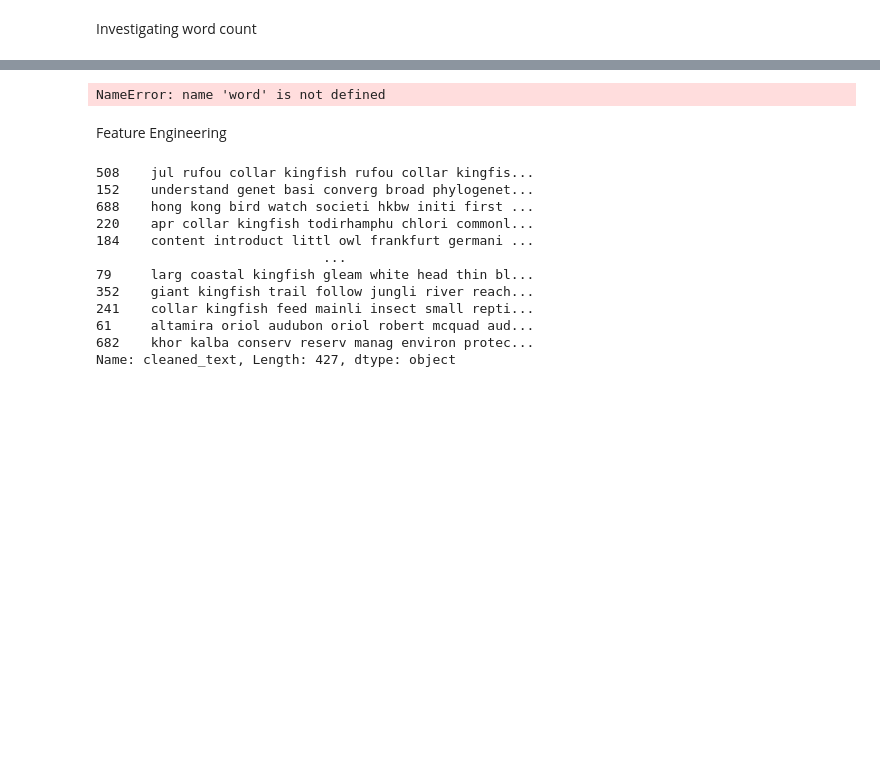
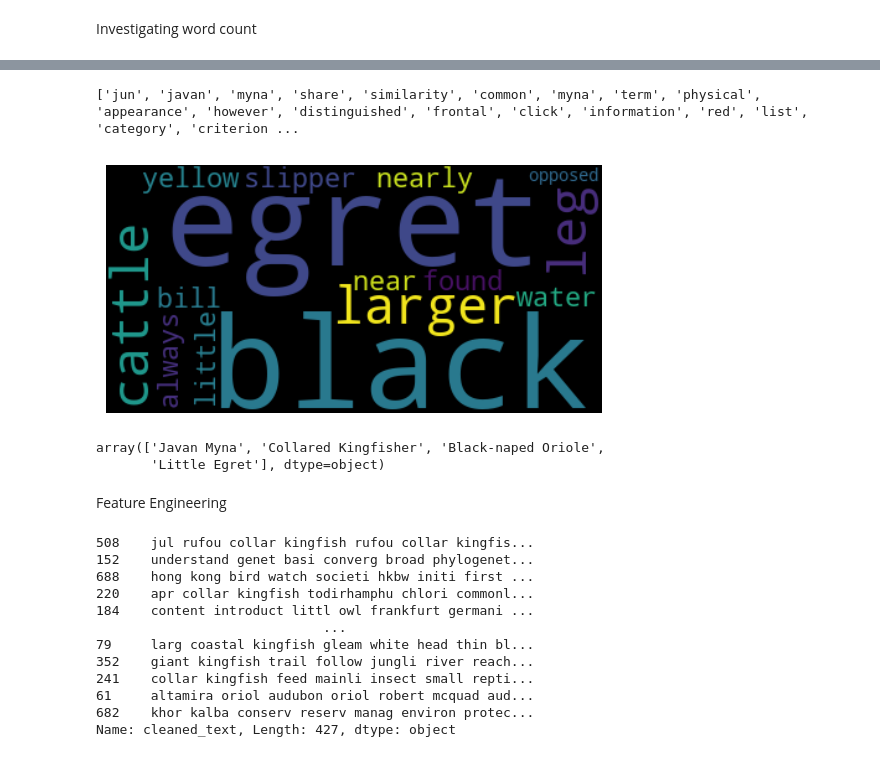
Before and after one commit to wongwenbing/Y2S2, a Jupyter notebook: Natural Language Processing/Assignment/IT2391_230436M_Part1.ipynb, the cells around one changed output, grey strips where cells are left out. Drawn from its saved outputs; the diff is of its cells as text; code cells hidden in the pictures; blank space fills up the shorter version.

```diff
--- a/Natural Language Processing/Assignment/IT2391_230436M_Part1.ipynb
+++ b/Natural Language Processing/Assignment/IT2391_230436M_Part1.ipynb
@@ -191,19 +190,26 @@ txt
 # %%
 txts=[]
 for words in txt:
-    words=word_tokenize(word)
-    txts.append(' '.join(words))
+    words=word_tokenize(words)
+    for word in words:
+        txts.append(word)
 print(txts)
-freq_dist=FreqDist(txt) #calculate frequency of words that should be a list
-freq_dist.plot(50, cumulative=False) #generate freq distribution plot
+text= [word for word in words]
+freq_dist=FreqDist(text) #calculate frequency of words that should be a list
 cloud=WordCloud().generate_from_frequencies(freq_dist) #generate word cloud
 plt.imshow(cloud, interpolation='bilinear')
 plt.axis('off')
 plt.show()
 # %% [output]
-NameError: name 'word' is not defined
+['jun', 'javan', 'myna', 'share', 'similarity', 'common', 'myna', 'term', 'physical', 'appearance', 'however', 'distinguished', 'frontal', 'click', 'information', 'red', 'list', 'category', 'criterion ...
+[figure, added]
 # %%
 data.to_csv('230436M_cleaned_data.csv')
+# %%
+data['species'].unique()
+# %% [output]
+array(['Javan Myna', 'Collared Kingfisher', 'Black-naped Oriole',
+       'Little Egret'], dtype=object)
 # %% [markdown]
 Feature Engineering
 # %%
```
Also changed, not shown: parts of 3 cells of this notebook, 3 other files.
